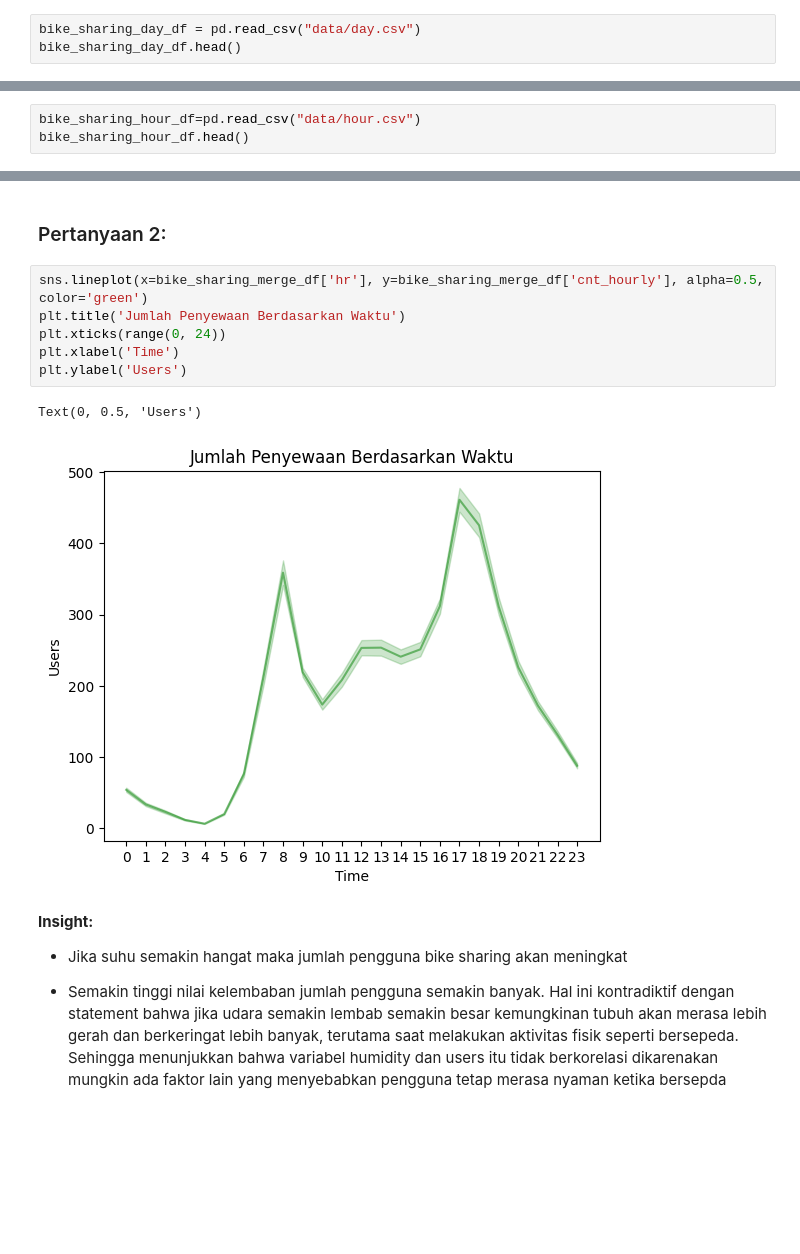
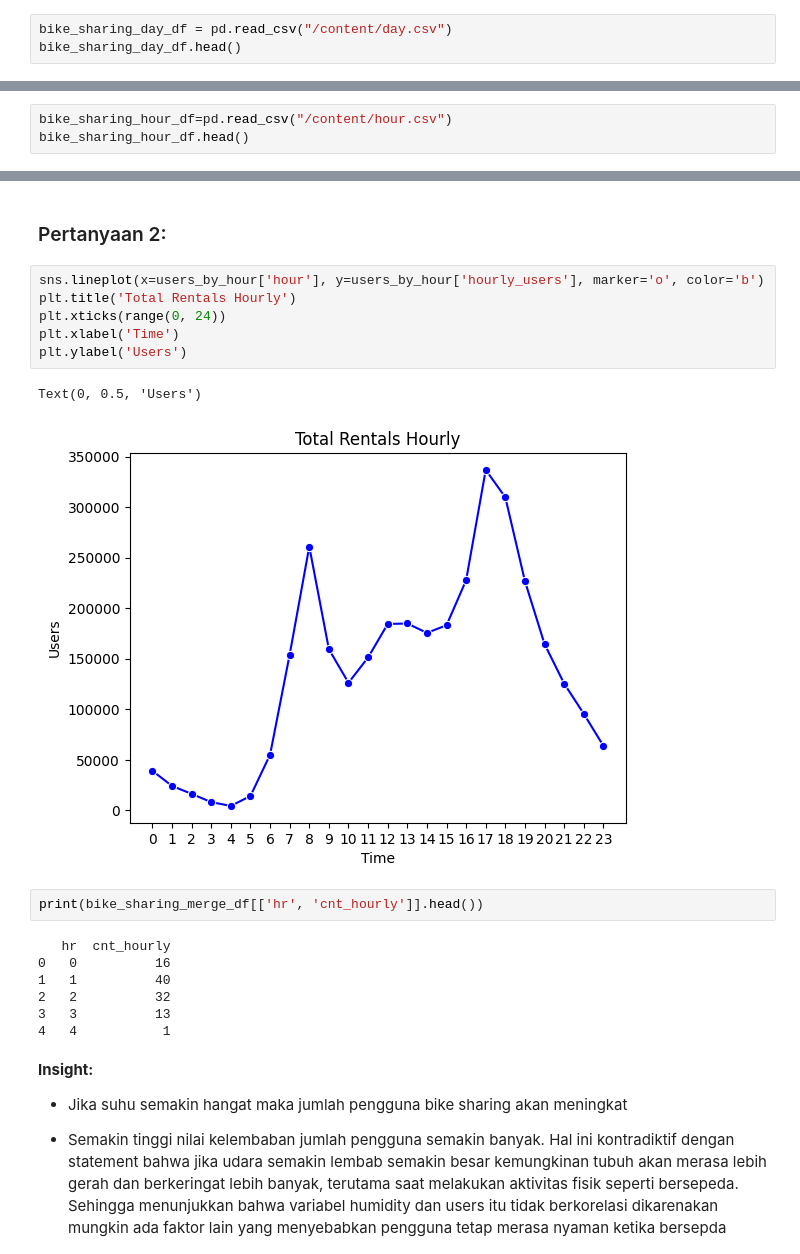
Before and after one commit to ArinBisa123/analysis-bike-sharing, a Jupyter notebook: Submission_Proyek_Analisis_Data.ipynb, the cells around one changed output, grey strips where cells are left out. Cells and saved outputs as stored; diff of their text form; blank space fills up the shorter version.

Commit message:
fix: separating result analysis on different df, consistency of visualization

```diff
--- a/Submission_Proyek_Analisis_Data.ipynb
+++ b/Submission_Proyek_Analisis_Data.ipynb
@@ -20,7 +20,7 @@ import seaborn as sns
 # %% [markdown]
 ### Gathering Data
 # %%
-bike_sharing_day_df = pd.read_csv("data/day.csv")
+bike_sharing_day_df = pd.read_csv("/content/day.csv")
 bike_sharing_day_df.head()
 # %% [output]
 |  | instant | dteday | season | yr | mnth | holiday | weekday | workingday | weathersit | temp | ... |
@@ -30,7 +30,7 @@ bike_sharing_day_df.head()
 | 3 | 4 | 2011-01-04 | 1 | 0 | 1 | 0 | 2 | 1 | 1 | 0.200000 | ... |
 | 4 | 5 | 2011-01-05 | 1 | 0 | 1 | 0 | 3 | 1 | 1 | 0.226957 | ... |
 # %%
-bike_sharing_hour_df=pd.read_csv("data/hour.csv")
+bike_sharing_hour_df=pd.read_csv("/content/hour.csv")
 bike_sharing_hour_df.head()
 # %% [output]
 |  | instant | dteday | season | yr | mnth | hr | holiday | weekday | workingday | weathersit | ... |
@@ -566,14 +568,23 @@ Text(0.5, 1.0, 'Hourly Windspeed VS Hourly Users')
 # %% [markdown]
 ### Pertanyaan 2:
 # %%
-sns.lineplot(x=bike_sharing_merge_df['hr'], y=bike_sharing_merge_df['cnt_hourly'], alpha=0.5, color='green')
-plt.title('Jumlah Penyewaan Berdasarkan Waktu')
+sns.lineplot(x=users_by_hour['hour'], y=users_by_hour['hourly_users'], marker='o', color='b')
+plt.title('Total Rentals Hourly')
 plt.xticks(range(0, 24))
 plt.xlabel('Time')
 plt.ylabel('Users')
 # %% [output]
 Text(0, 0.5, 'Users')
-[figure, old version]
+[figure, new version]
+# %%
+print(bike_sharing_merge_df[['hr', 'cnt_hourly']].head())
+# %% [output]
+   hr  cnt_hourly
+0   0          16
+1   1          40
+2   2          32
+3   3          13
+4   4           1
 # %% [markdown]
 **Insight:**
 - Jika suhu semakin hangat maka jumlah pengguna bike sharing akan meningkat
```
Also changed, not shown: parts of 10 cells of this notebook.
